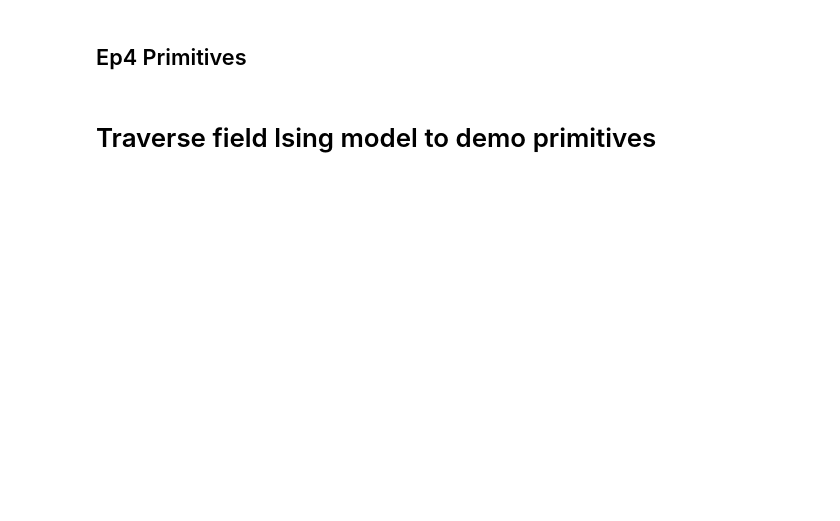
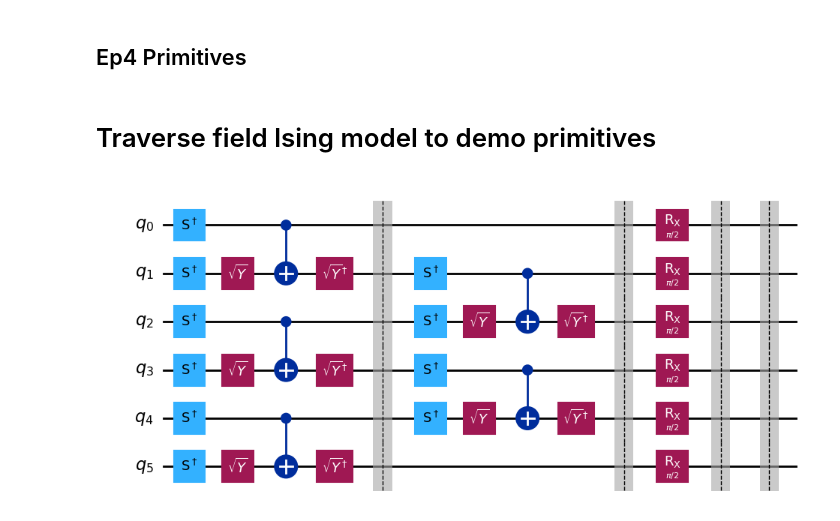
Before and after one commit to PraneshUlleri/QuantumComputing-Qiskit, a Jupyter notebook: ep4-primitives.ipynb, the cells around one changed output. Saved outputs shown, nothing was run; the diff lists cells and outputs as text; code cells hidden in the pictures; blank space fills up the shorter version.

```diff
--- a/ep4-primitives.ipynb
+++ b/ep4-primitives.ipynb
@@ -43,3 +43,12 @@ def add_1d_tfim_trotter_layer(qc, rx_angle, layer_barriers = False):
     qc.rx(rx_angle, list(range(qc.num_qubits)))
     if layer_barriers:
         qc.barrier()
+# %%
+num_qubits = 6
+num_trotter_steps = 1
+rx_angle = 0.5 * np.pi
+
+qc = generate_1d_tfim_circuit(num_qubits, num_trotter_steps, rx_angle, trotter_barriers=True, layer_barriers=True)
+qc.draw(output='mpl', fold=-1)
+# %% [output]
+[figure, added]
```
Also changed, not shown: parts of 6 cells of this notebook.
